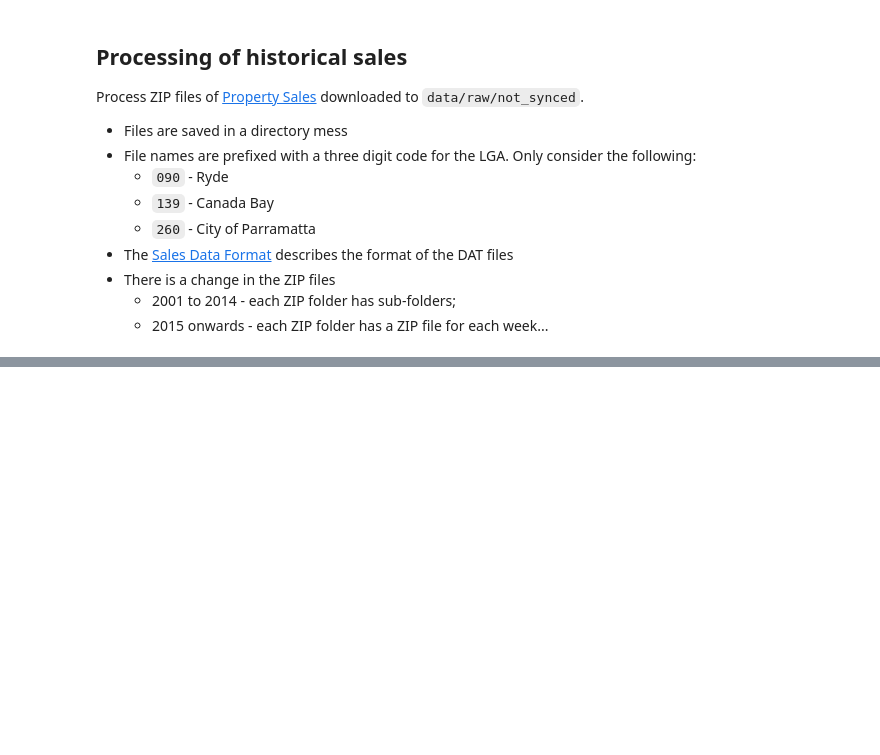
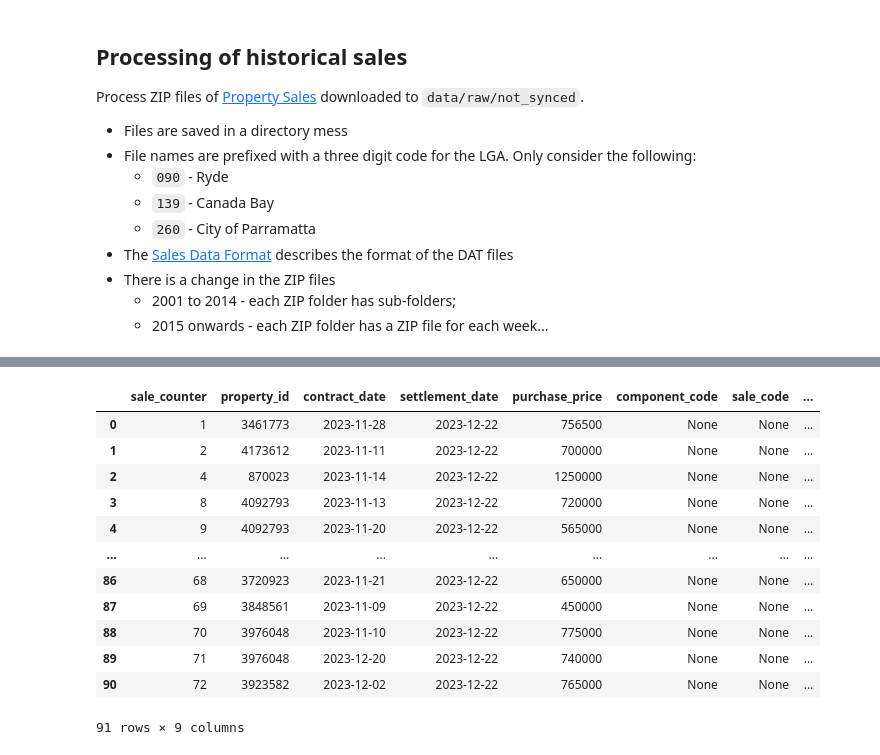
Before and after one commit to Snelo/sydney-apartment-price-prediction, a Jupyter notebook: notebooks/00_local_processing.ipynb, the cells around one changed output, grey strips where cells are left out. Drawn from its saved outputs; the diff is of its cells as text; code cells hidden in the pictures; blank space fills up the shorter version.

```diff
--- a/notebooks/00_local_processing.ipynb
+++ b/notebooks/00_local_processing.ipynb
@@ -100,0 +367,16 @@ Processing 139_SALES_DATA_NNME_26122016.DAT, size=13387 bytes
+# %%
+df_sales_all
+# %% [output]
+|  | sale_counter | property_id | contract_date | settlement_date | purchase_price | component_code | sale_code | ... |
+| 0 | 1 | 3461773 | 2023-11-28 | 2023-12-22 | 756500 | None | None | ... |
+| 1 | 2 | 4173612 | 2023-11-11 | 2023-12-22 | 700000 | None | None | ... |
+| 2 | 4 | 870023 | 2023-11-14 | 2023-12-22 | 1250000 | None | None | ... |
+| 3 | 8 | 4092793 | 2023-11-13 | 2023-12-22 | 720000 | None | None | ... |
+| 4 | 9 | 4092793 | 2023-11-20 | 2023-12-22 | 565000 | None | None | ... |
+| ... | ... | ... | ... | ... | ... | ... | ... | ... |
+| 86 | 68 | 3720923 | 2023-11-21 | 2023-12-22 | 650000 | None | None | ... |
+| 87 | 69 | 3848561 | 2023-11-09 | 2023-12-22 | 450000 | None | None | ... |
+| 88 | 70 | 3976048 | 2023-11-10 | 2023-12-22 | 775000 | None | None | ... |
+| 89 | 71 | 3976048 | 2023-12-20 | 2023-12-22 | 740000 | None | None | ... |
+| 90 | 72 | 3923582 | 2023-12-02 | 2023-12-22 | 765000 | None | None | ... |
+91 rows × 9 columns
```
Also changed, not shown: parts of 2 cells of this notebook, 3 other files.
